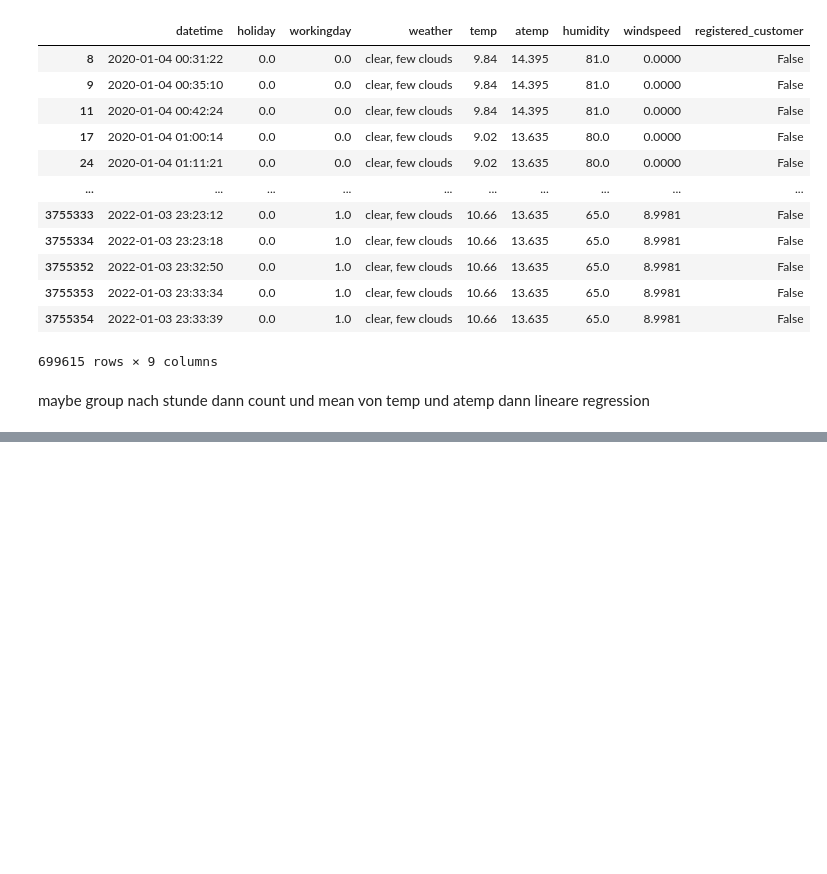
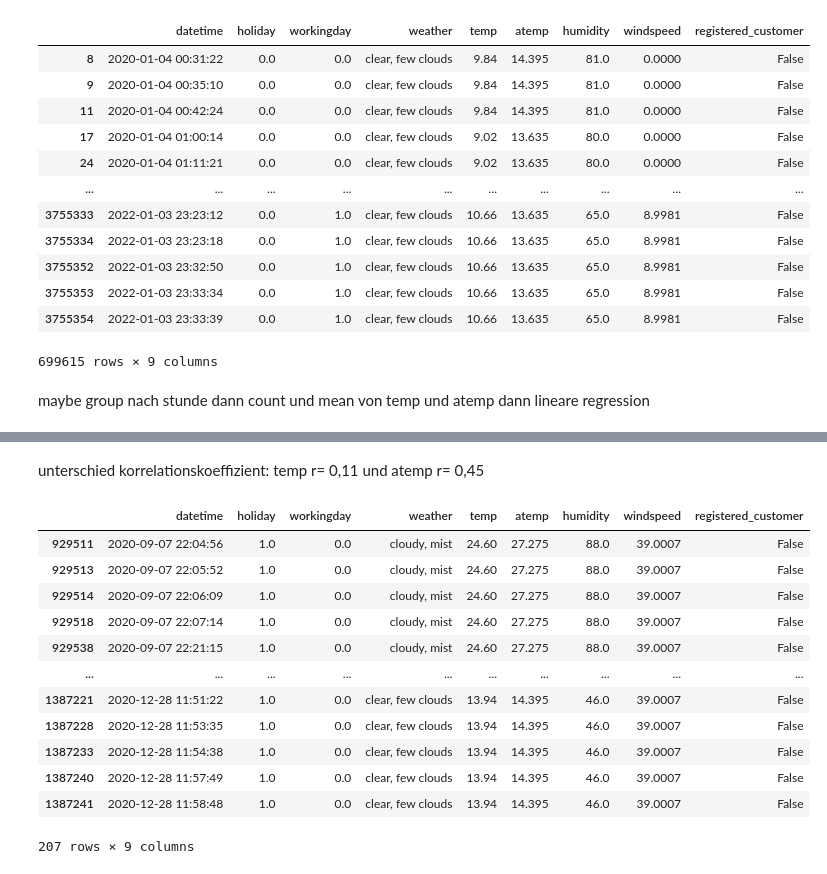
Before and after one commit to P-AEL/K-ppers-Projekt1, a Jupyter notebook: Paul.ipynb, the cells around one changed output, grey strips where cells are left out. Cells and saved outputs as stored; diff of their text form; code cells hidden in the pictures; blank space fills up the shorter version.

```diff
--- a/Paul.ipynb
+++ b/Paul.ipynb
@@ -133,0 +124,20 @@ df_slice3.dropna()
+# %% [markdown]
+unterschied korrelationskoeffizient: temp r= 0,11 und atemp r= 0,45
+# %%
+df_sclice4= df_slice2[(df.holiday==1)&(df.windspeed>35)].copy()
+# %%
+df_sclice4
+# %% [output]
+|  | datetime | holiday | workingday | weather | temp | atemp | humidity | windspeed | registered_customer |
+| 929511 | 2020-09-07 22:04:56 | 1.0 | 0.0 | cloudy, mist | 24.60 | 27.275 | 88.0 | 39.0007 | False |
+| 929513 | 2020-09-07 22:05:52 | 1.0 | 0.0 | cloudy, mist | 24.60 | 27.275 | 88.0 | 39.0007 | False |
+| 929514 | 2020-09-07 22:06:09 | 1.0 | 0.0 | cloudy, mist | 24.60 | 27.275 | 88.0 | 39.0007 | False |
+| 929518 | 2020-09-07 22:07:14 | 1.0 | 0.0 | cloudy, mist | 24.60 | 27.275 | 88.0 | 39.0007 | False |
+| 929538 | 2020-09-07 22:21:15 | 1.0 | 0.0 | cloudy, mist | 24.60 | 27.275 | 88.0 | 39.0007 | False |
+| ... | ... | ... | ... | ... | ... | ... | ... | ... | ... |
+| 1387221 | 2020-12-28 11:51:22 | 1.0 | 0.0 | clear, few clouds | 13.94 | 14.395 | 46.0 | 39.0007 | False |
+| 1387228 | 2020-12-28 11:53:35 | 1.0 | 0.0 | clear, few clouds | 13.94 | 14.395 | 46.0 | 39.0007 | False |
+| 1387233 | 2020-12-28 11:54:38 | 1.0 | 0.0 | clear, few clouds | 13.94 | 14.395 | 46.0 | 39.0007 | False |
+| 1387240 | 2020-12-28 11:57:49 | 1.0 | 0.0 | clear, few clouds | 13.94 | 14.395 | 46.0 | 39.0007 | False |
+| 1387241 | 2020-12-28 11:58:48 | 1.0 | 0.0 | clear, few clouds | 13.94 | 14.395 | 46.0 | 39.0007 | False |
+207 rows × 9 columns
```
Also changed, not shown: parts of 12 cells of this notebook.
